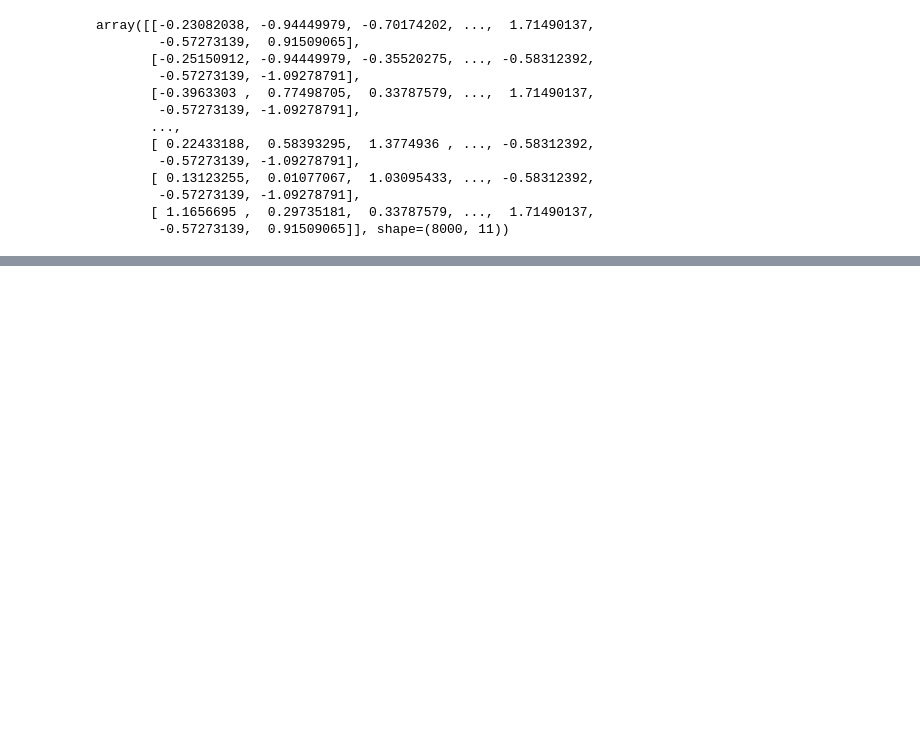
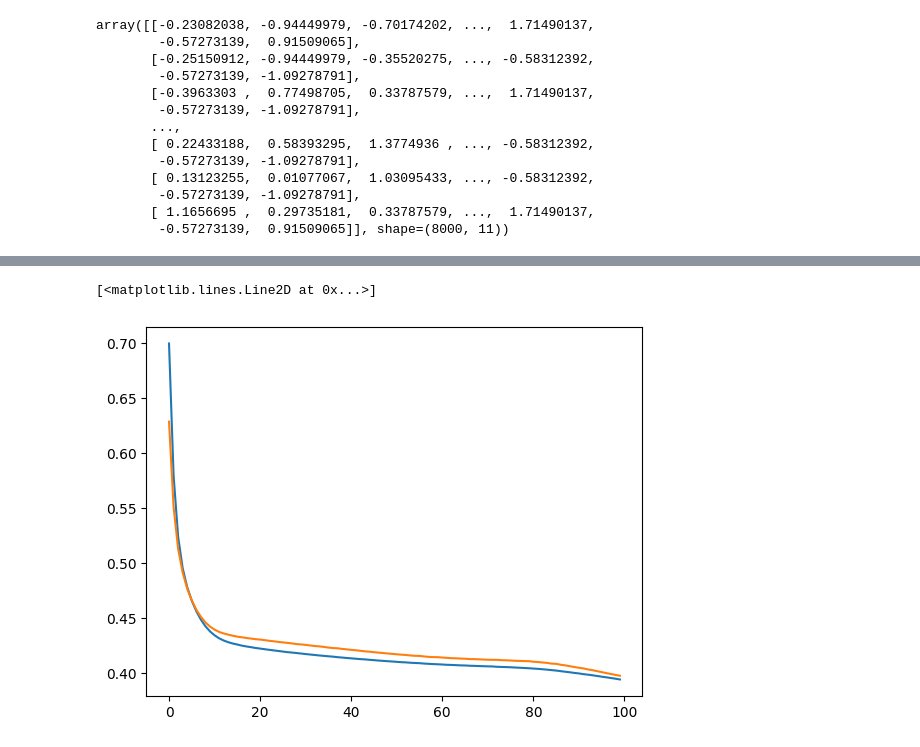
Before and after one commit to AbdulWasayTabba/ML-Journey, a Jupyter notebook: DeepLearning/CustomerChurnPrecition-BackPropogation-Implementation.ipynb, the cells around one changed output, grey strips where cells are left out. Cells and saved outputs as stored; diff of their text form; code cells hidden in the pictures; blank space fills up the shorter version.

```diff
--- a/DeepLearning/CustomerChurnPrecition-BackPropogation-Implementation.ipynb
+++ b/DeepLearning/CustomerChurnPrecition-BackPropogation-Implementation.ipynb
@@ -163,3 +163,17 @@ import tensorflow
 from tensorflow import keras
 from tensorflow.keras import Sequential
 from tensorflow.keras.layers import Dense
+# %%
+# Sequential creates a linear stack of layers (one layer after another)
+model = Sequential()
+
+# First Hidden Layer:
+# - Dense(3): This layer has 3 neurons.
+# - activation='sigmoid': Each neuron uses the sigmoid function to squash outputs between 0 and 1.
+# - input_dim=11: This is CRITICAL. It tells the model your data has 11 features (columns).
+model.add(Dense(3, activation='sigmoid', input_dim=11))
+
+# Output Layer:
+# - Dense(1): A single neuron to produce the final prediction.
+# - activation='sigmoid': Usually used for Binary Classification (predicting 0 or 1).
+model.add(Dense(1, activation='sigmoid'))
@@ -165,0 +198,4 @@ from tensorflow.keras.layers import Dense
+# %%
+model.compile(loss='binary_crossentropy',optimizer='Adam',metrics=['accuracy'])
+# %%
+history = model.fit(X_train_scaled,y_train,epochs=100,validation_split=0.2)
@@ -165,0 +283,6 @@ from tensorflow.keras.layers import Dense
+# %%
+plt.plot(history.history['loss'])
+plt.plot(history.history['val_loss'])
+# %% [output]
+[<matplotlib.lines.Line2D at 0x...>]
+[figure, added]
```
Also changed, not shown: parts of 14 cells of this notebook, 3 other files.
